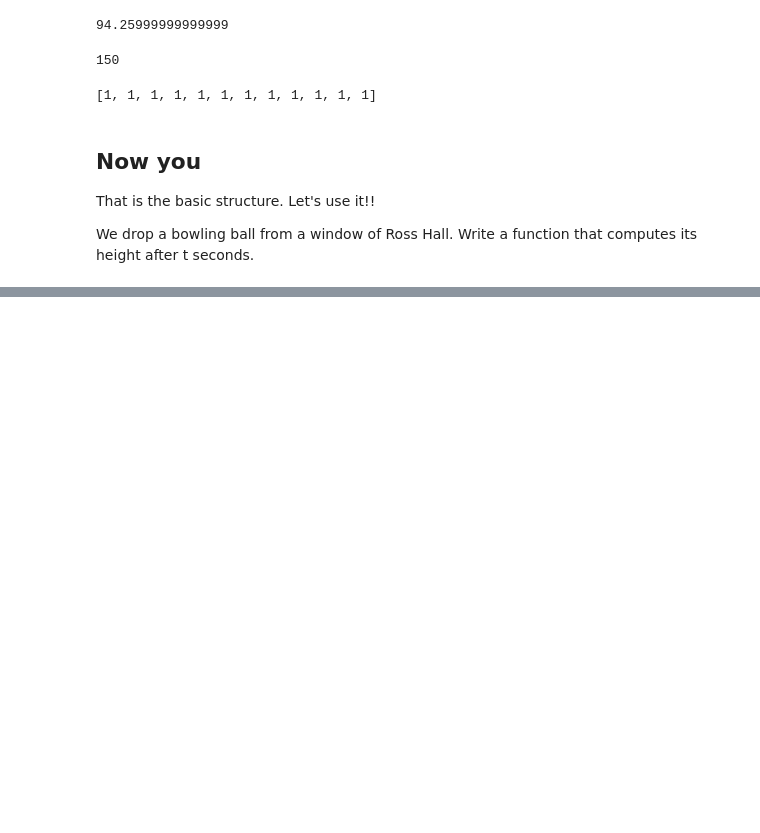
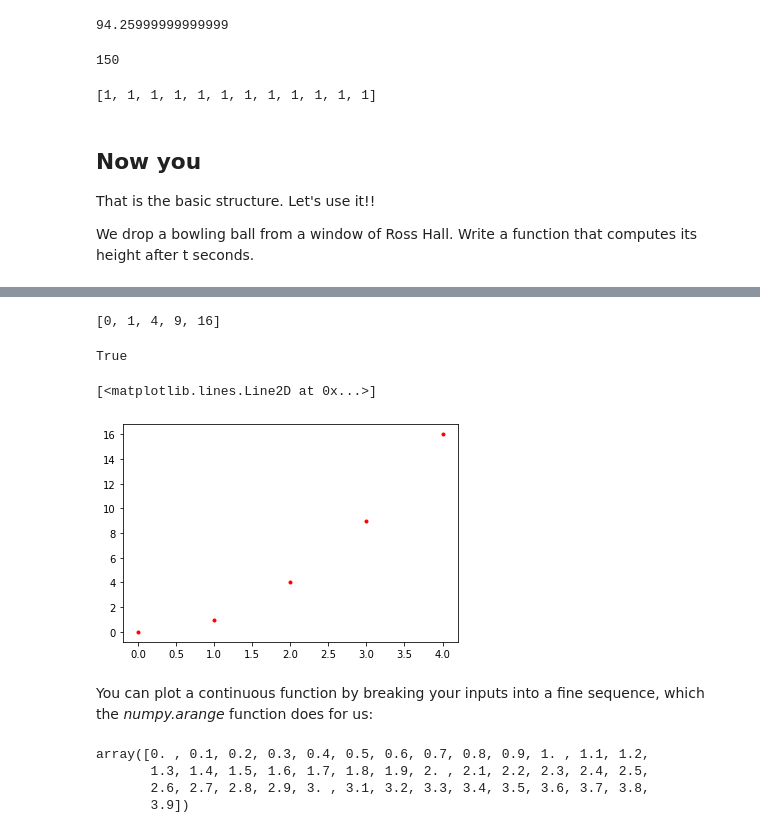
Before and after one commit to virgilpierce/CS_120, a Jupyter notebook: Week 1 - Introduction.ipynb, the cells around one changed output, grey strips where cells are left out. Drawn from its saved outputs; the diff is of its cells as text; code cells hidden in the pictures; blank space fills up the shorter version.

```diff
--- a/Week 1 - Introduction.ipynb
+++ b/Week 1 - Introduction.ipynb
@@ -253,0 +325,26 @@ So we have learned about built-in function and operators; variables; and learned
+# %%
+# we make two lists:  one list of inputs and one list of outputs; the only rule is that these two lists need to have the same lenght
+
+inputs = [0, 1, 2, 3, 4]
+outputs = [x**2 for x in inputs ]
+outputs
+# %% [output]
+[0, 1, 4, 9, 16]
+# %%
+# we can check that the lengths match:
+# note the double == sign. This means "is equal?"
+# a single = sign means "set equal"
+
+len(inputs) == len(outputs)
+# %% [output]
+True
+# %%
+plt.plot(inputs, outputs, 'r.')
+
+# The r means what?
+# The . means what?
+# %% [output]
+[<matplotlib.lines.Line2D at 0x...>]
+[figure, added]
+# %% [markdown]
+You can plot a continuous function by breaking your inputs into a fine sequence, which the *numpy.arange* function does for us:
@@ -253,0 +356,7 @@ So we have learned about built-in function and operators; variables; and learned
+# %%
+inputs
+# %% [output]
+array([0. , 0.1, 0.2, 0.3, 0.4, 0.5, 0.6, 0.7, 0.8, 0.9, 1. , 1.1, 1.2,
+       1.3, 1.4, 1.5, 1.6, 1.7, 1.8, 1.9, 2. , 2.1, 2.2, 2.3, 2.4, 2.5,
+       2.6, 2.7, 2.8, 2.9, 3. , 3.1, 3.2, 3.3, 3.4, 3.5, 3.6, 3.7, 3.8,
+       3.9])
```
Also changed, not shown: parts of 21 cells of this notebook, 1 other file.
